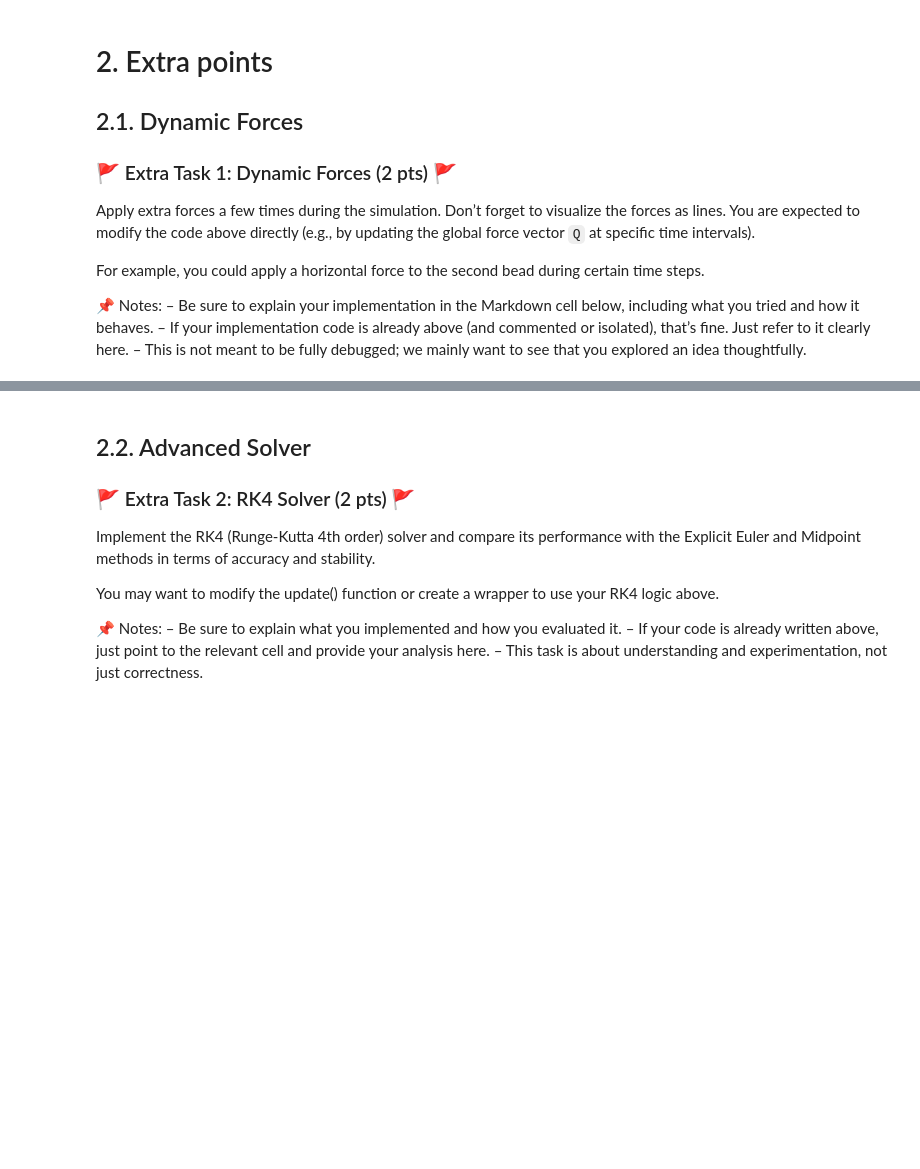
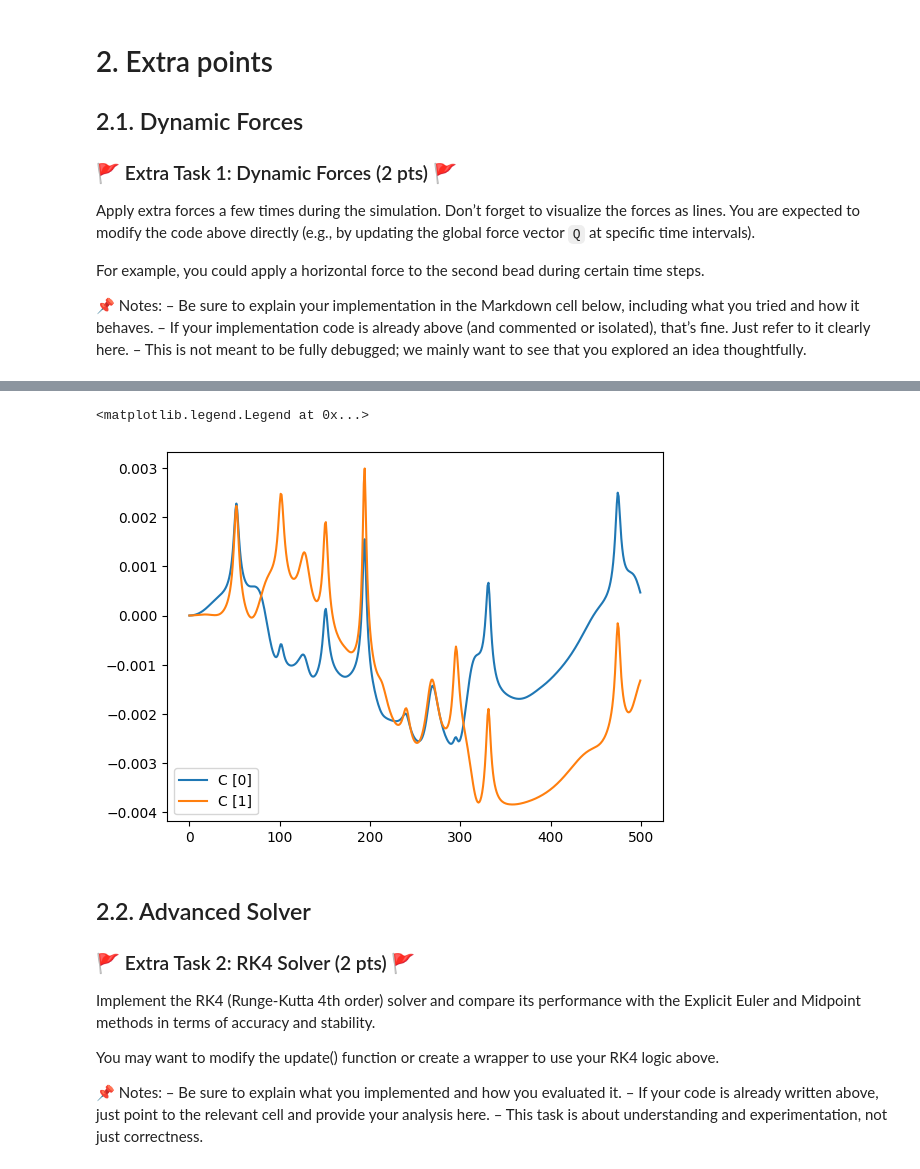
Before and after one commit to Robin0265/CS7496_A3, a Jupyter notebook: P3_Tinkertoy.ipynb, the cells around one changed output, grey strips where cells are left out. Cells and saved outputs as stored; diff of their text form; code cells hidden in the pictures; blank space fills up the shorter version.

```diff
--- a/P3_Tinkertoy.ipynb
+++ b/P3_Tinkertoy.ipynb
@@ -1645,3 +1785,11 @@ For example, you could apply a horizontal force to the second bead during certai
+# %%
+constraint_values = np.array(constraint_values)
+plt.plot(constraint_values[:, 0], label="C [0]")
+plt.plot(constraint_values[:, 1], label="C [1]")
+plt.legend()
+# %% [output]
+<matplotlib.legend.Legend at 0x...>
+[figure, added]
 # %% [markdown]
 ## 2.2. Advanced Solver
 
```
Also changed, not shown: parts of 11 cells of this notebook, 1 other file.
